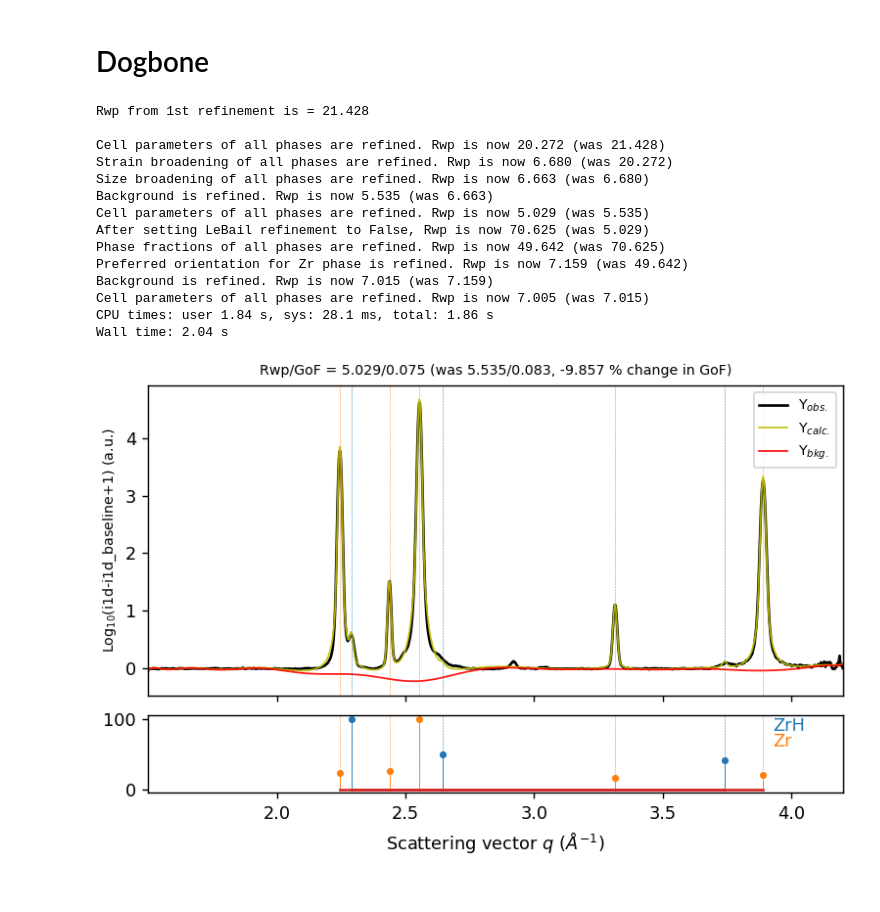
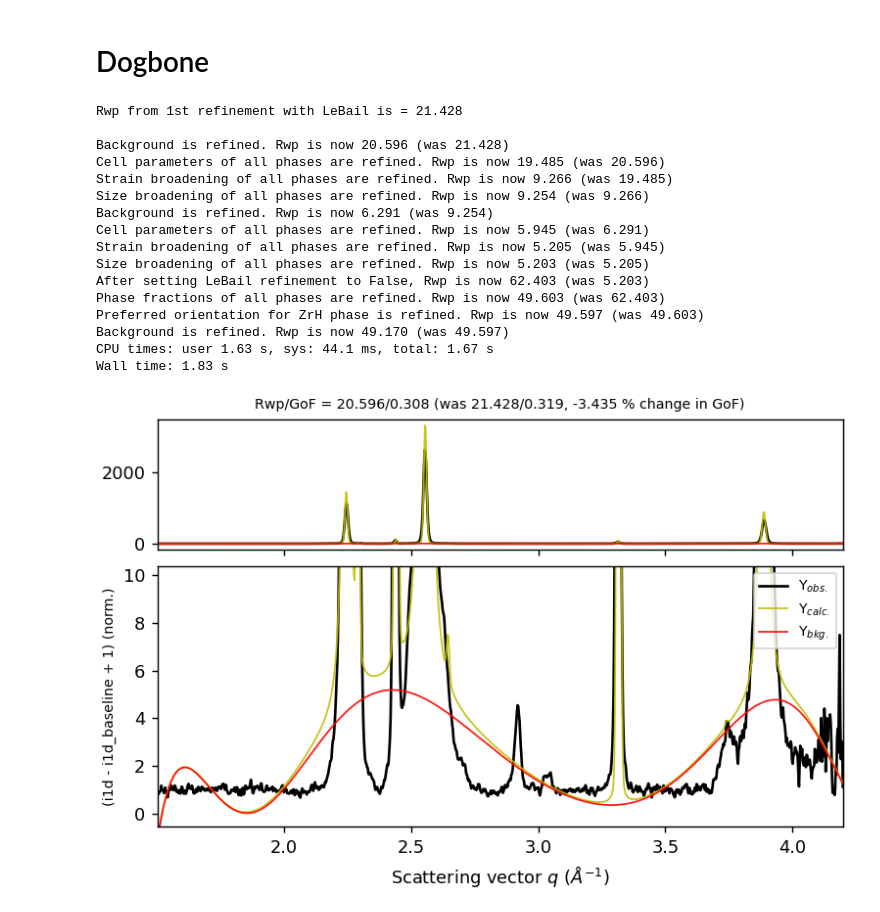
Before and after one commit to MehmetTopsakal/easyXRD, a Jupyter notebook: examples/ZrH-sample/refiner.ipynb, the cells around one changed output. Cells and saved outputs as stored; diff of their text form; code cells hidden in the pictures.

```diff
--- a/examples/ZrH-sample/refiner.ipynb
+++ b/examples/ZrH-sample/refiner.ipynb
@@ -389,43 +410,50 @@ Wall time: 1.8 s
 # %%
 %%time
 
 sample = deepcopy(sample_Dogbone)
 sample.get_baseline(
     input_bkg=sample_Blank,
     arpls_lam=1e5,
     use_arpls=True,
     roi_radial_range=[1.5, 4.2],
-    normalize_to=100,
     plot=False,
 )
 sample.load_phases(phases=phases_ZrZrH, plot=False)
 
-
-sample.setup_gsas2_calculator(instprm_from_gpx="gsas_LaB6.gpx")
-sample.refine_cell_params()
+sample.setup_gsas2_refiner(
+    instprm_from_gpx="gsas_instprms.gpx",
+    plot=False,
+    normalize=True,
+    )
+sample.refine_background(num_coeffs=10,plot=True)
+sample.refine_cell_params(plot=True)
 sample.refine_strain_broadening()
 sample.refine_size_broadening()
-sample.refine_background(num_coeffs=20)
+
+sample.refine_background(num_coeffs=10,plot=True)
 sample.refine_cell_params(plot=True)
+sample.refine_strain_broadening()
+sample.refine_size_broadening()
 
 sample.set_LeBail(set_to=False, refine=True)
 sample.refine_phase_fractions()
-sample.refine_preferred_orientation(phase=1, harmonics_order=4)
-sample.refine_background(num_coeffs=20)
-sample.refine_cell_params(plot=True)
+sample.refine_preferred_orientation(phase=0, harmonics_order=4)
+sample.refine_background(num_coeffs=10)
 # %% [output]
-Rwp from 1st refinement is = 21.428
+Rwp from 1st refinement with LeBail is = 21.428
 
-Cell parameters of all phases are refined. Rwp is now 20.272 (was 21.428)
-Strain broadening of all phases are refined. Rwp is now 6.680 (was 20.272)
-Size broadening of all phases are refined. Rwp is now 6.663 (was 6.680)
-Background is refined. Rwp is now 5.535 (was 6.663)
-Cell parameters of all phases are refined. Rwp is now 5.029 (was 5.535)
-After setting LeBail refinement to False, Rwp is now 70.625 (was 5.029)
-Phase fractions of all phases are refined. Rwp is now 49.642 (was 70.625)
-Preferred orientation for Zr phase is refined. Rwp is now 7.159 (was 49.642)
-Background is refined. Rwp is now 7.015 (was 7.159)
-Cell parameters of all phases are refined. Rwp is now 7.005 (was 7.015)
-CPU times: user 1.84 s, sys: 28.1 ms, total: 1.86 s
-Wall time: 2.04 s
+Background is refined. Rwp is now 20.596 (was 21.428)
+Cell parameters of all phases are refined. Rwp is now 19.485 (was 20.596)
+Strain broadening of all phases are refined. Rwp is now 9.266 (was 19.485)
+Size broadening of all phases are refined. Rwp is now 9.254 (was 9.266)
+Background is refined. Rwp is now 6.291 (was 9.254)
+Cell parameters of all phases are refined. Rwp is now 5.945 (was 6.291)
+Strain broadening of all phases are refined. Rwp is now 5.205 (was 5.945)
+Size broadening of all phases are refined. Rwp is now 5.203 (was 5.205)
+After setting LeBail refinement to False, Rwp is now 62.403 (was 5.203)
+Phase fractions of all phases are refined. Rwp is now 49.603 (was 62.403)
+Preferred orientation for ZrH phase is refined. Rwp is now 49.597 (was 49.603)
+Background is refined. Rwp is now 49.170 (was 49.597)
+CPU times: user 1.63 s, sys: 44.1 ms, total: 1.67 s
+Wall time: 1.83 s
-[figure, old version]
+[figure, new version]
```
Also changed, not shown: parts of 6 cells of this notebook, 2 other files.
